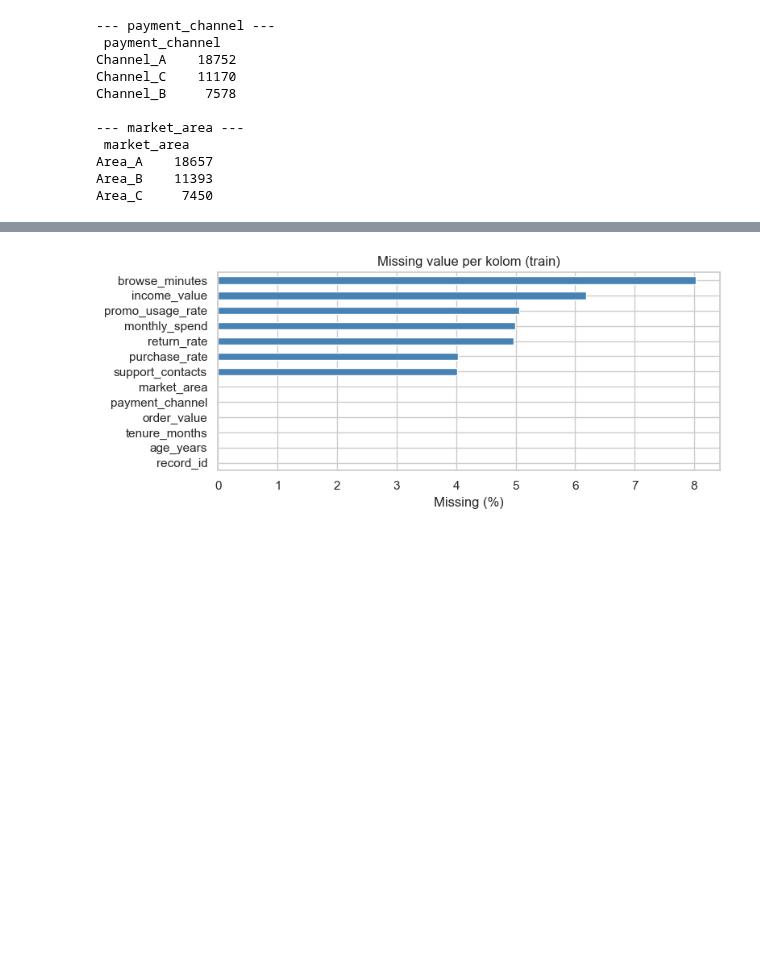
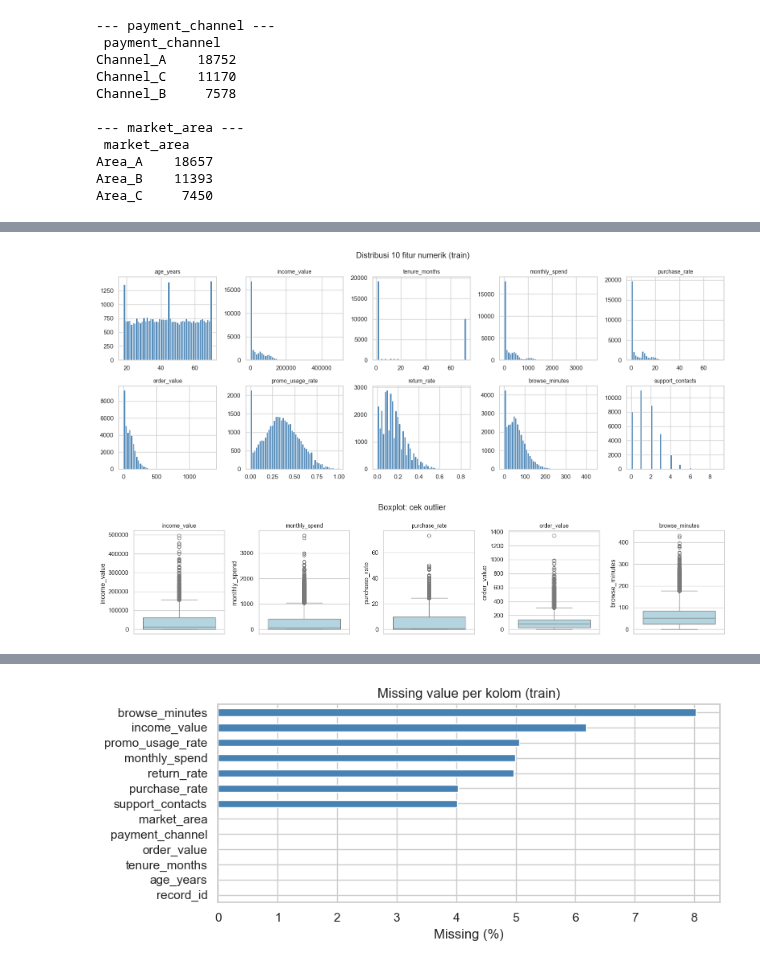
Before and after one commit to fardanhafidz/customer-segmentation-lbe-kcv, a Jupyter notebook: customer_segmentation_unsupervised.ipynb, the cells around one changed output, grey strips where cells are left out. Saved outputs shown, nothing was run; the diff lists cells and outputs as text; code cells hidden in the pictures; blank space fills up the shorter version.

Commit message:
feat: add extensive EDA cells (head, distributions, correlations, fun facts)

```diff
--- a/customer_segmentation_unsupervised.ipynb
+++ b/customer_segmentation_unsupervised.ipynb
@@ -91,0 +97,10 @@ Area_C     7450
+# %%
+NUM = ["age_years","income_value","tenure_months","monthly_spend","purchase_rate","order_value","promo_usage_rate","return_rate","browse_minutes","support_contacts"]
+CAT = ["payment_channel","market_area"]
+print("Shape train:", train.shape, "| Shape test:", test.shape)
+print("\n--- dtypes & memori ---"); print(train.dtypes.to_string())
+print("\nMemori train: %.2f MB" % (train.memory_usage(deep=True).sum()/1024**2))
+print("\nrecord_id unik:", train["record_id"].nunique(), "| duplikat:", int(train["record_id"].duplicated().sum()))
+print("\n--- 10 baris pertama (contoh nilai tiap kolom) ---"); display(train.head(10))
+print("--- 3 baris terakhir ---"); display(train.tail(3))
+print("--- 5 baris acak (seed 42) ---"); display(train.sample(5, random_state=42))
@@ -91,0 +195,13 @@ Area_C     7450
+# %%
+fig, axes = plt.subplots(2, 5, figsize=(16,6))
+for a, c in zip(axes.flat, NUM):
+    train[c].hist(bins=50, ax=a, color="steelblue"); a.set_title(c, fontsize=10)
+plt.suptitle("Distribusi 10 fitur numerik (train)"); plt.tight_layout(); plt.show()
+
+fig, axes = plt.subplots(1, 5, figsize=(16,3.5))
+for a, c in zip(axes.flat, ["income_value","monthly_spend","purchase_rate","order_value","browse_minutes"]):
+    sns.boxplot(data=train, y=c, ax=a, color="lightblue"); a.set_title(c, fontsize=10)
+plt.suptitle("Boxplot: cek outlier"); plt.tight_layout(); plt.show()
+# %% [output]
+[figure, added]
+[figure, added]
```
Also changed, not shown: parts of 6 cells of this notebook.
